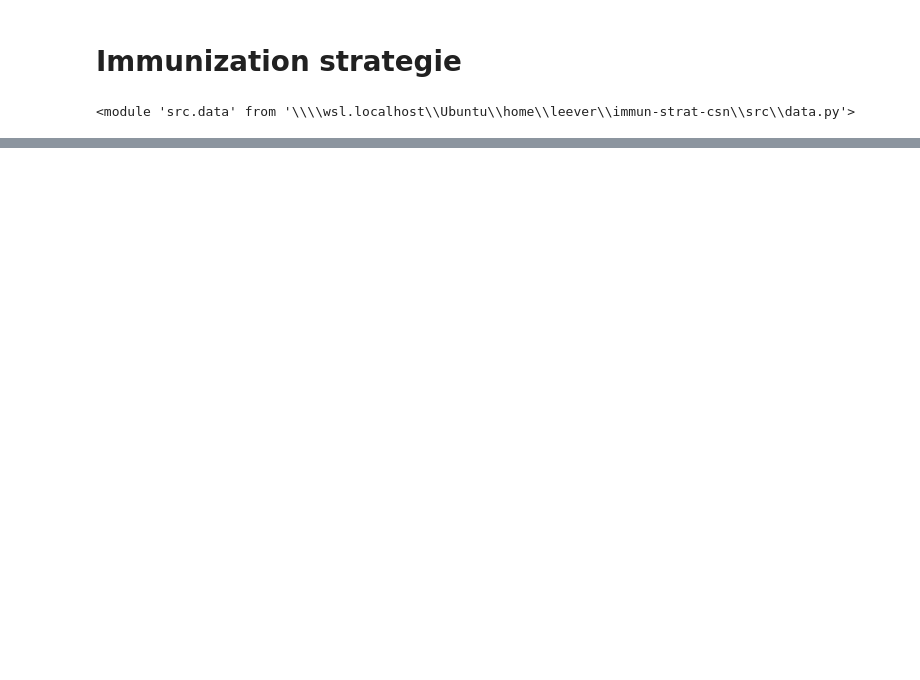
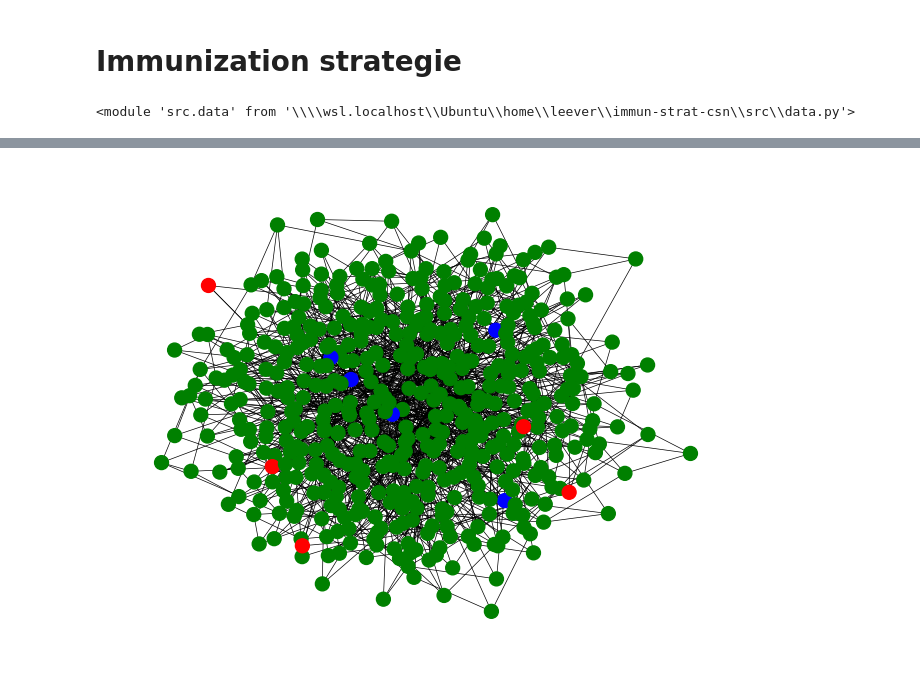
Before and after one commit to Herbin-Clement/immun-strat, a Jupyter notebook: main.ipynb, the cells around one changed output, grey strips where cells are left out. Saved outputs shown, nothing was run; the diff lists cells and outputs as text; code cells hidden in the pictures; blank space fills up the shorter version.

```diff
--- a/main.ipynb
+++ b/main.ipynb
@@ -86,0 +45,4 @@ Error:
+# %%
+sis.draw_g_sis(G_gr)
+# %% [output]
+[figure, added]
```
Also changed, not shown: parts of 16 cells of this notebook, 4 other files.
